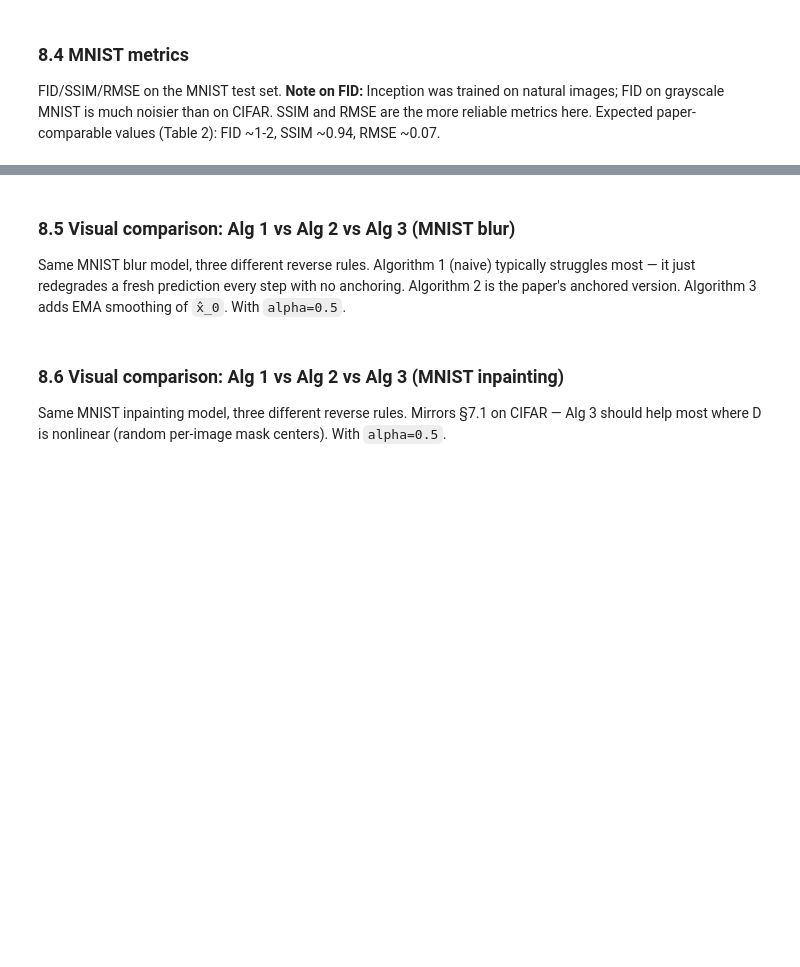
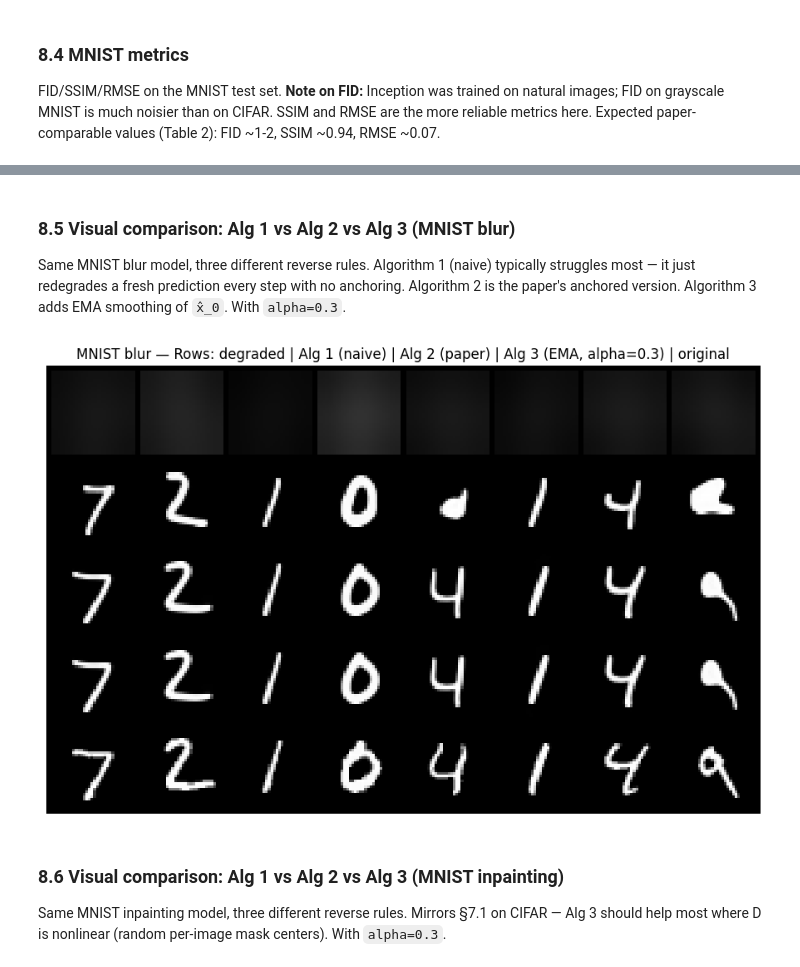
Before and after one commit to J0hns0n-Wang/CS4782_Final_Project, a Jupyter notebook: project.ipynb, the cells around one changed output, grey strips where cells are left out. Saved outputs shown, nothing was run; the diff lists cells and outputs as text; code cells hidden in the pictures; blank space fills up the shorter version.

```diff
--- a/project.ipynb
+++ b/project.ipynb
@@ -432,7 +469,7 @@ plt.show()
 
 The headline result. Algorithm 3 should show a clear FID improvement over Algorithm 2 on **inpainting** (nonlinear D — random per-image mask centers), and roughly tie on **blur** (linear D — Gaussian convolution is exactly linear, Algorithm 2 is already exact). Same `alpha` for both.
 # %%
-ALPHA_BEST = 0.5   # pick the winner from the sweep above
+ALPHA_BEST = 0.3   # pick the winner from the sweep above
 
 tasks = [
     ('inpainting',       ema,      deg,      50),
@@ -609,7 +659,7 @@ from evaluation.metrics import _resize_for_inception
 
 mnist_tasks = [
     ('mnist_inpainting', ema_mnist_inp,  mnist_inp_deg,  50),
-    # ('mnist_blur',       ema_mnist_blur, mnist_blur_deg, 40),
+    ('mnist_blur',       ema_mnist_blur, mnist_blur_deg, 40),
 ]
 
 for name, ema_obj, degradation, T in mnist_tasks:
@@ -667,30 +726,32 @@ for name, ema_obj, degradation, T in mnist_tasks:
 # %% [markdown]
 ### 8.5 Visual comparison: Alg 1 vs Alg 2 vs Alg 3 (MNIST blur)
 
-Same MNIST blur model, three different reverse rules. Algorithm 1 (naive) typically struggles most — it just redegrades a fresh prediction every step with no anchoring. Algorithm 2 is the paper's anchored version. Algorithm 3 adds EMA smoothing of `x̂_0`. With `alpha=0.5`.
+Same MNIST blur model, three different reverse rules. Algorithm 1 (naive) typically struggles most — it just redegrades a fresh prediction every step with no anchoring. Algorithm 2 is the paper's anchored version. Algorithm 3 adds EMA smoothing of `x̂_0`. With `alpha=0.3`.
 # %%
-ALPHA_BLUR = 0.5
+ALPHA_BLUR = 0.3
 
 mnist_blur_eval = ColdDiffusion(ema_mnist_blur.ema_model.to(DEVICE), mnist_blur_deg.to(DEVICE), T=40).eval()
 
 with torch.no_grad():
     t_full = torch.full((x0_demo_mnist.shape[0],), 40, device=DEVICE, dtype=torch.long)
     state_blur = mnist_blur_eval.sample_state(x0_demo_mnist)
     xT_blur = mnist_blur_eval.q_sample(x0_demo_mnist, t_full, state=state_blur)
     alg1_blur = mnist_blur_eval.sample_naive   (xT_blur, state=state_blur).clamp(0, 1)
     alg2_blur = mnist_blur_eval.sample_improved(xT_blur, state=state_blur).clamp(0, 1)
     alg3_blur = mnist_blur_eval.sample_ema     (xT_blur, alpha=ALPHA_BLUR, state=state_blur).clamp(0, 1)
 
 rows = torch.cat([xT_blur.clamp(0,1).cpu(), alg1_blur.cpu(), alg2_blur.cpu(), alg3_blur.cpu(), x0_demo_mnist.cpu()])
 grid = make_grid(rows, nrow=x0_demo_mnist.shape[0])
 fig, ax = plt.subplots(figsize=(12, 7))
 ax.imshow(grid.permute(1, 2, 0), cmap='gray')
 ax.set_title(f'MNIST blur — Rows: degraded | Alg 1 (naive) | Alg 2 (paper) | Alg 3 (EMA, alpha={ALPHA_BLUR}) | original')
 ax.axis('off')
 fig.savefig(f'{FIGDIR}/mnist_blur_alg3.png', bbox_inches='tight', dpi=150)
 plt.show()
+# %% [output]
+[figure, added]
 # %% [markdown]
 ### 8.6 Visual comparison: Alg 1 vs Alg 2 vs Alg 3 (MNIST inpainting)
 
-Same MNIST inpainting model, three different reverse rules. Mirrors §7.1 on CIFAR — Alg 3 should help most where D is nonlinear (random per-image mask centers). With `alpha=0.5`.
+Same MNIST inpainting model, three different reverse rules. Mirrors §7.1 on CIFAR — Alg 3 should help most where D is nonlinear (random per-image mask centers). With `alpha=0.3`.
 # %%
```
Also changed, not shown: parts of 19 cells of this notebook.
